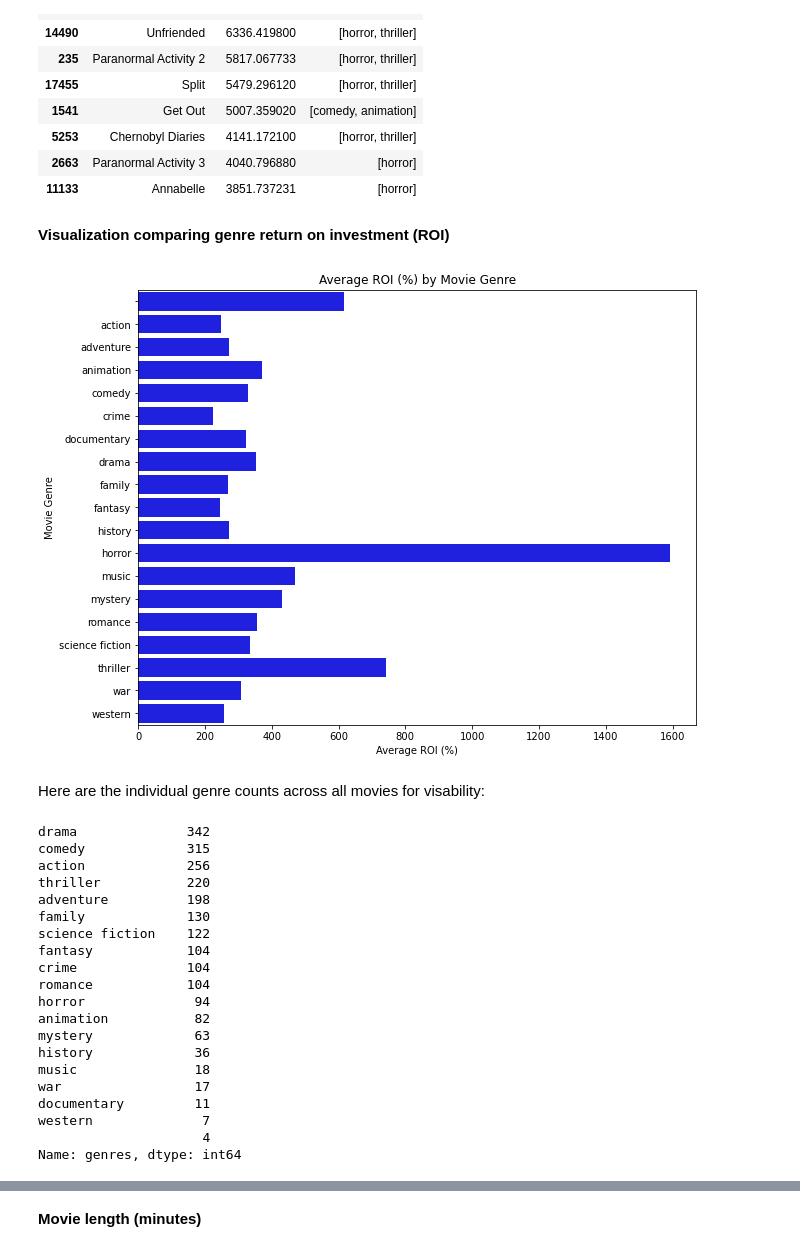
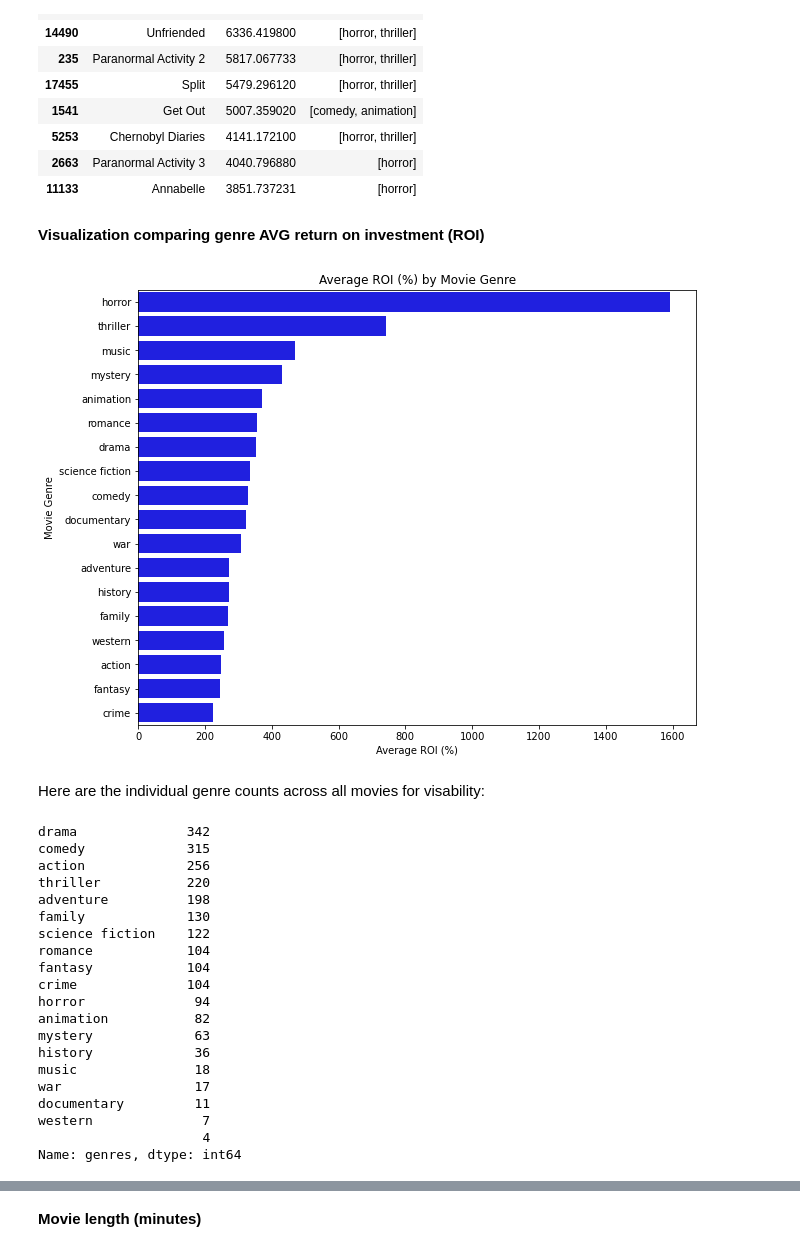
Before and after one commit to learn-co-curriculum/dsc-phase-2-project-v3, a Jupyter notebook: main_workbook.ipynb, the cells around one changed output, grey strips where cells are left out. Cells and saved outputs as stored; diff of their text form; code cells hidden in the pictures.

```diff
--- a/main_workbook.ipynb
+++ b/main_workbook.ipynb
@@ -327,6 +245,8 @@ Further Filtering:
 # %%
 calc_df = main_df
 
+# Convert 'release_date' to datetime
+calc_df['release_date'] = pd.to_datetime(calc_df['release_date'])
 # Filtering columns
 calc_df = calc_df[calc_df['production_budget'] > 0]
 calc_df = calc_df[calc_df['worldwide_gross'] > 0]
@@ -380,25 +300,31 @@ calc_df[['title', 'roi', 'genres']].head(10)
 | 2663 | Paranormal Activity 3 | 4040.796880 | [horror] |
 | 11133 | Annabelle | 3851.737231 | [horror] |
 # %% [markdown]
-**Visualization comparing genre return on investment (ROI)**
+**Visualization comparing genre AVG return on investment (ROI)**
 # %%
 # assuming your dataframe is calc_df
 calc_df['genres'] = calc_df['genres'].apply(lambda x: ', '.join(x)) # Joining genres into string if they are list
 calc_df['genres'] = calc_df['genres'].apply(lambda x: x.split(', ')) # Splitting genres to make them list again
 calc_df_exploded = calc_df.explode('genres') # This will create separate rows for each genre
 
+# Drop rows with missing genres
+calc_df_exploded = calc_df_exploded[calc_df_exploded['genres'].notna() & (calc_df_exploded['genres'] != '')]
+
 # Now you can use groupby to find the mean 'roi' for each genre
 genre_group = calc_df_exploded.groupby('genres')['roi'].mean().reset_index()
+
+# Sorting the genres by average ROI in descending order
+genre_group = genre_group.sort_values(by='roi', ascending=False)
 
 # Now use seaborn to create the visualization
 plt.figure(figsize=(10,8))
 sns.barplot(x='roi', y='genres', data=genre_group, ci=None, color='blue')
 plt.title('Average ROI (%) by Movie Genre')
 plt.xlabel('Average ROI (%)')
 plt.ylabel('Movie Genre')
 plt.show()
 # %% [output]
-[figure, old version]
+[figure, new version]
 # %% [markdown]
 Here are the individual genre counts across all movies for visability:
 # %%
@@ -412,9 +338,9 @@ thriller           220
 adventure          198
 family             130
 science fiction    122
+romance            104
 fantasy            104
 crime              104
-romance            104
 horror              94
 animation           82
 mystery             63
```
Also changed, not shown: parts of 47 cells of this notebook.
